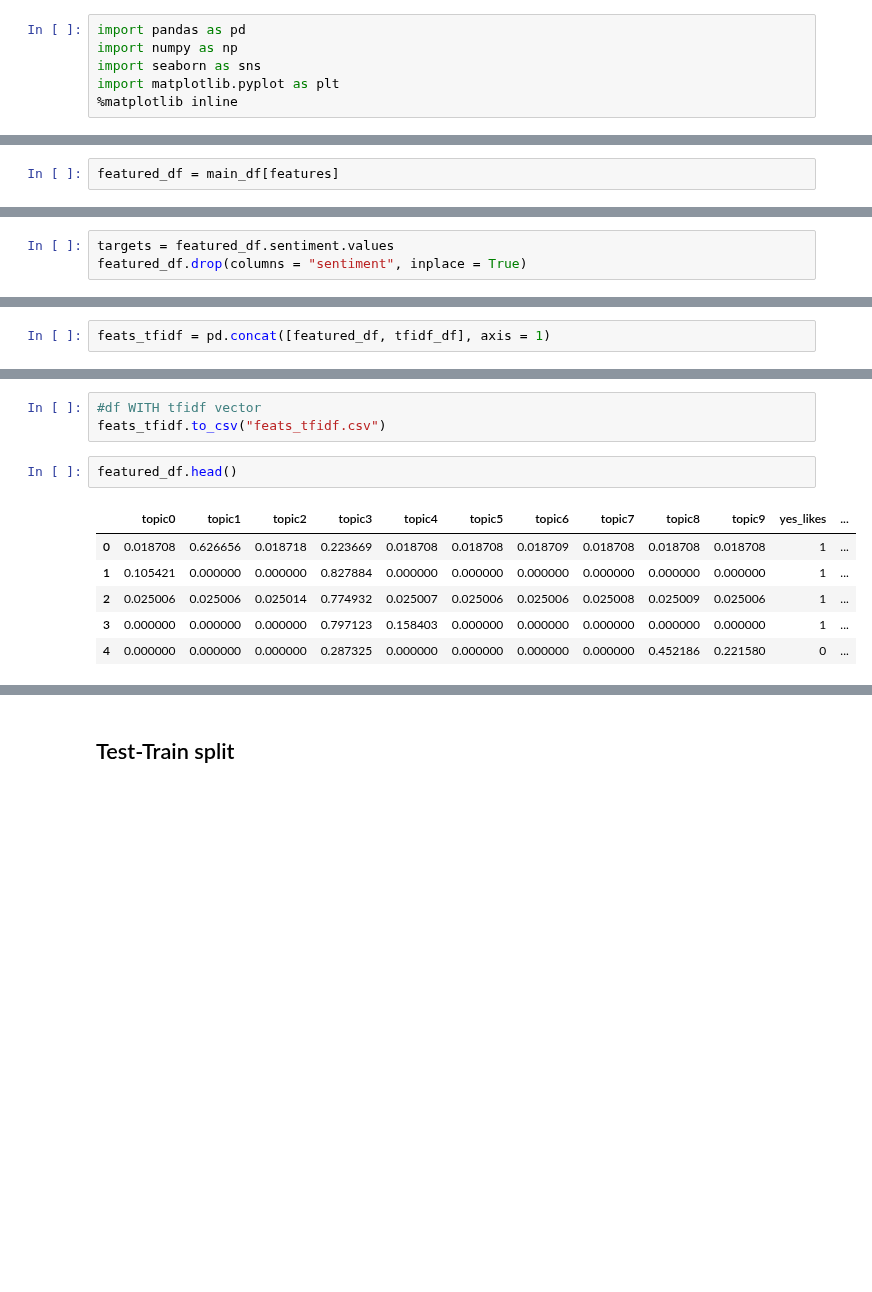
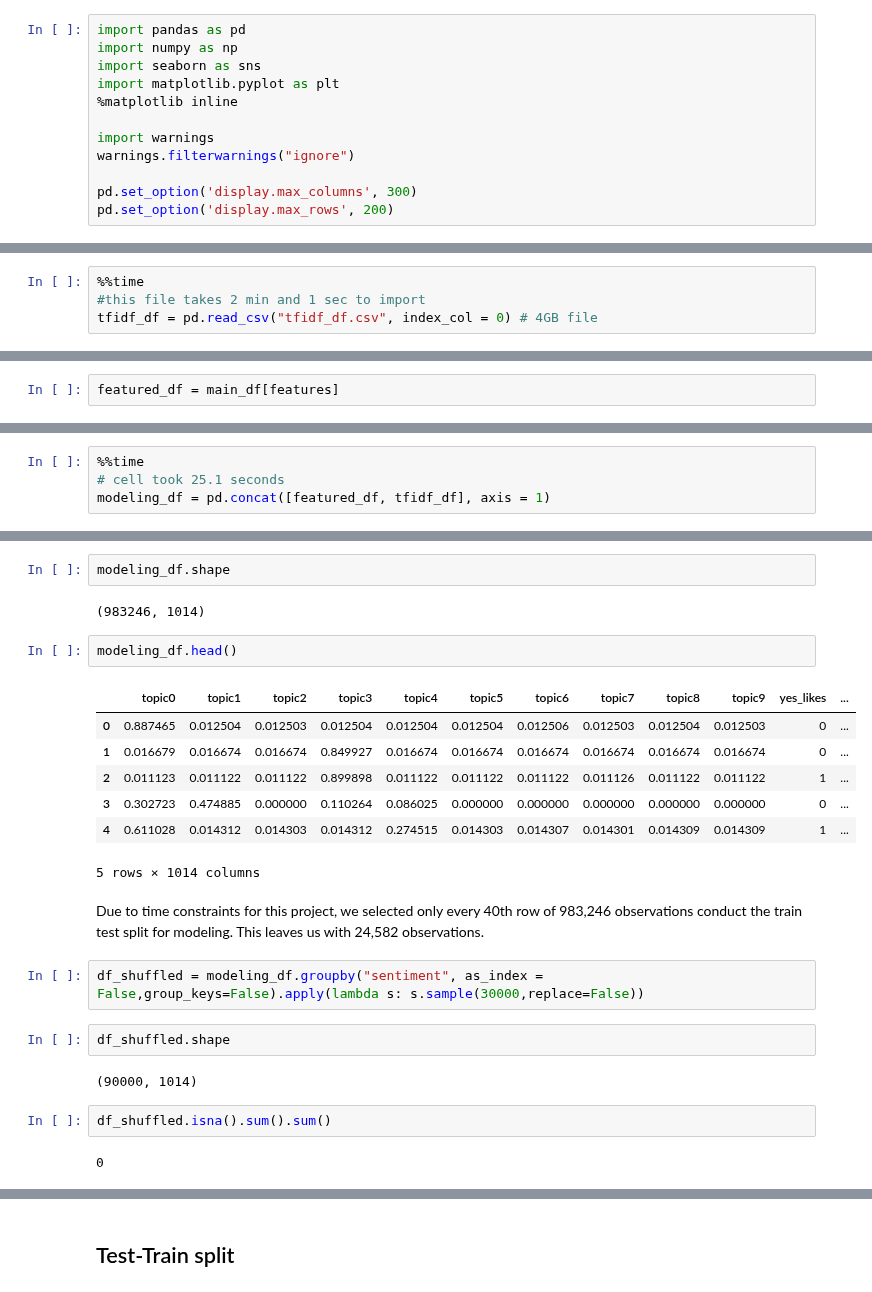
Before and after one commit to brenfrrs/twitter_sentiment_analysis, a Jupyter notebook: modeling_notebook.ipynb, the cells around one changed output, grey strips where cells are left out. Drawn from its saved outputs; the diff is of its cells as text; blank space fills up the shorter version.

Commit message:
added final modeling notebook

```diff
--- a/modeling_notebook.ipynb
+++ b/modeling_notebook.ipynb
@@ -4,6 +4,12 @@ import numpy as np
 import seaborn as sns
 import matplotlib.pyplot as plt
 %matplotlib inline
+
+import warnings
+warnings.filterwarnings("ignore")
+
+pd.set_option('display.max_columns', 300)
+pd.set_option('display.max_rows', 200)
 # %%
 main_df = pd.read_csv("main_df.csv", index_col = 0)
 # %%
@@ -36,0 +40,4 @@ tfidf_df.head()
+# %%
+%%time
+#this file takes 2 min and 1 sec to import
+tfidf_df = pd.read_csv("tfidf_df.csv", index_col = 0) # 4GB file
@@ -46,3 +52,0 @@ featured_df.to_csv("features.csv")
-# %%
-targets = featured_df.sentiment.values
-featured_df.drop(columns = "sentiment", inplace = True)
@@ -54,2 +53,4 @@ See the caveats in the documentation: https://pandas.pydata.org/pandas-docs/stab
 # %%
-feats_tfidf = pd.concat([featured_df, tfidf_df], axis = 1)
+%%time
+# cell took 25.1 seconds
+modeling_df = pd.concat([featured_df, tfidf_df], axis = 1)
@@ -56,12 +60,26 @@ feats_tfidf = pd.concat([featured_df, tfidf_df], axis = 1)
-# %%
-#df WITH tfidf vector
-feats_tfidf.to_csv("feats_tfidf.csv")
+# %%
+modeling_df.shape
+# %% [output]
+(983246, 1014)
 # %%
-featured_df.head()
+modeling_df.head()
 # %% [output]
 |  | topic0 | topic1 | topic2 | topic3 | topic4 | topic5 | topic6 | topic7 | topic8 | topic9 | yes_likes | ... |
-| 0 | 0.018708 | 0.626656 | 0.018718 | 0.223669 | 0.018708 | 0.018708 | 0.018709 | 0.018708 | 0.018708 | 0.018708 | 1 | ... |
-| 1 | 0.105421 | 0.000000 | 0.000000 | 0.827884 | 0.000000 | 0.000000 | 0.000000 | 0.000000 | 0.000000 | 0.000000 | 1 | ... |
-| 2 | 0.025006 | 0.025006 | 0.025014 | 0.774932 | 0.025007 | 0.025006 | 0.025006 | 0.025008 | 0.025009 | 0.025006 | 1 | ... |
-| 3 | 0.000000 | 0.000000 | 0.000000 | 0.797123 | 0.158403 | 0.000000 | 0.000000 | 0.000000 | 0.000000 | 0.000000 | 1 | ... |
-| 4 | 0.000000 | 0.000000 | 0.000000 | 0.287325 | 0.000000 | 0.000000 | 0.000000 | 0.000000 | 0.452186 | 0.221580 | 0 | ... |
+| 0 | 0.887465 | 0.012504 | 0.012503 | 0.012504 | 0.012504 | 0.012504 | 0.012506 | 0.012503 | 0.012504 | 0.012503 | 0 | ... |
+| 1 | 0.016679 | 0.016674 | 0.016674 | 0.849927 | 0.016674 | 0.016674 | 0.016674 | 0.016674 | 0.016674 | 0.016674 | 0 | ... |
+| 2 | 0.011123 | 0.011122 | 0.011122 | 0.899898 | 0.011122 | 0.011122 | 0.011122 | 0.011126 | 0.011122 | 0.011122 | 1 | ... |
+| 3 | 0.302723 | 0.474885 | 0.000000 | 0.110264 | 0.086025 | 0.000000 | 0.000000 | 0.000000 | 0.000000 | 0.000000 | 0 | ... |
+| 4 | 0.611028 | 0.014312 | 0.014303 | 0.014312 | 0.274515 | 0.014303 | 0.014307 | 0.014301 | 0.014309 | 0.014309 | 1 | ... |
+5 rows × 1014 columns
+# %% [markdown]
+Due to time constraints for this project, we selected only every 40th row of 983,246 observations conduct the train test split for modeling. This leaves us with 24,582 observations.
+# %%
+df_shuffled = modeling_df.groupby("sentiment", as_index = False,group_keys=False).apply(lambda s: s.sample(30000,replace=False))
+# %%
+df_shuffled.shape
+# %% [output]
+(90000, 1014)
+# %%
+df_shuffled.isna().sum().sum()
+# %% [output]
+0
```
Also changed, not shown: parts of 50 cells of this notebook.
